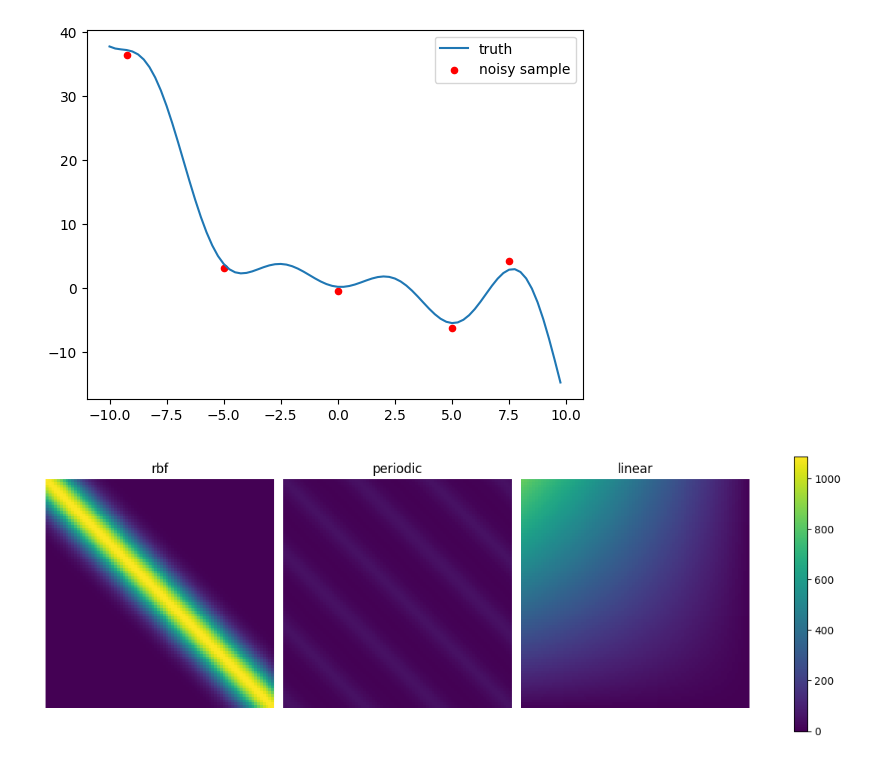
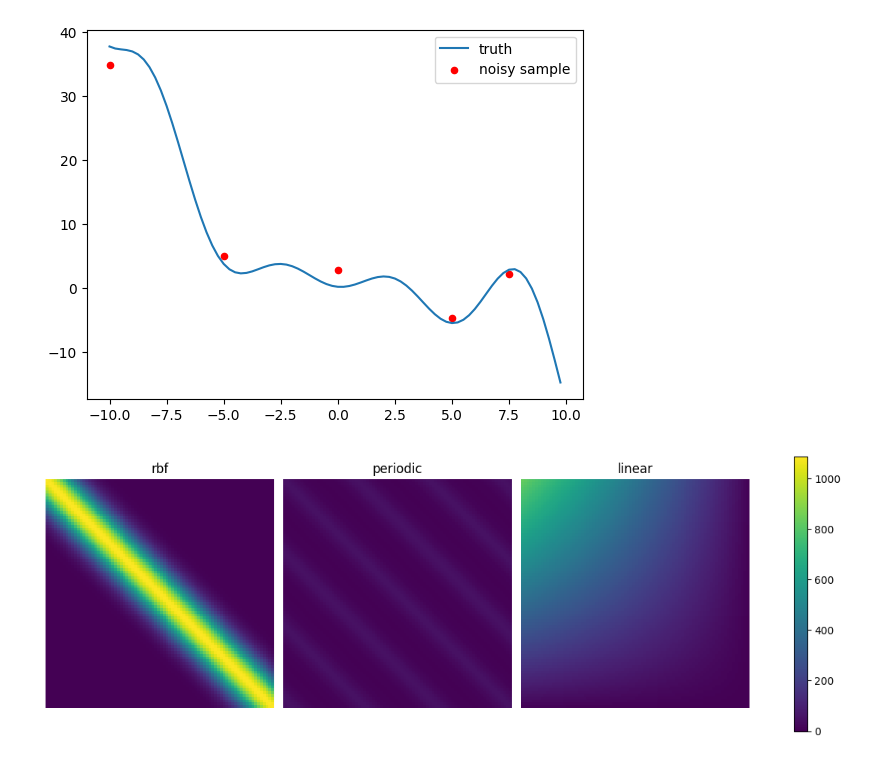
Before and after one commit to jumbojets/gaussian-process-regression, a Jupyter notebook: gpr.ipynb, the cells around one changed output. Saved outputs shown, nothing was run; the diff lists cells and outputs as text; code cells hidden in the pictures.

```diff
--- a/gpr.ipynb
+++ b/gpr.ipynb
@@ -7,23 +7,23 @@ from math import pow, exp, sin, pi, prod, inf
 # %%
 sample_var = 1.5
 
 def f(x): return np.sin(x) * x - np.pow(x - 2, 3) / 40
 def sample(x): return f(x) + np.random.normal(scale=sample_var, size=x.shape)
 
 grid = np.arange(-10, 10, 0.25)
 grid_len = len(grid)
 y = f(grid)
 
-train_idx = [3, 20, 40, 60, 70]
+train_idx = [0, 20, 40, 60, 70]
 train_x = np.array([grid[i] for i in train_idx])
 train_y = sample(train_x)
 
 plt.plot(grid, y, label="truth")
 plt.scatter(train_x, train_y, color="red", label="noisy sample", marker="o", s=20)
 plt.legend()
 plt.show()
 # %% [output]
-[figure, old version]
+[figure, new version]
 # %%
 def kernel(n, f):
   kernel = np.zeros(shape=(n,n))
```
Also changed, not shown: parts of 6 cells of this notebook.
